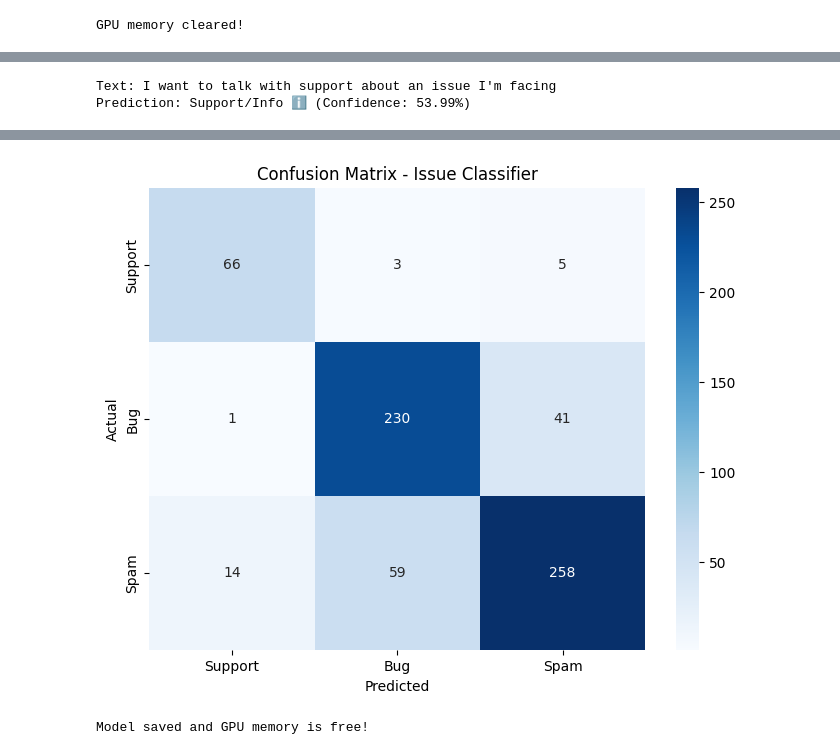
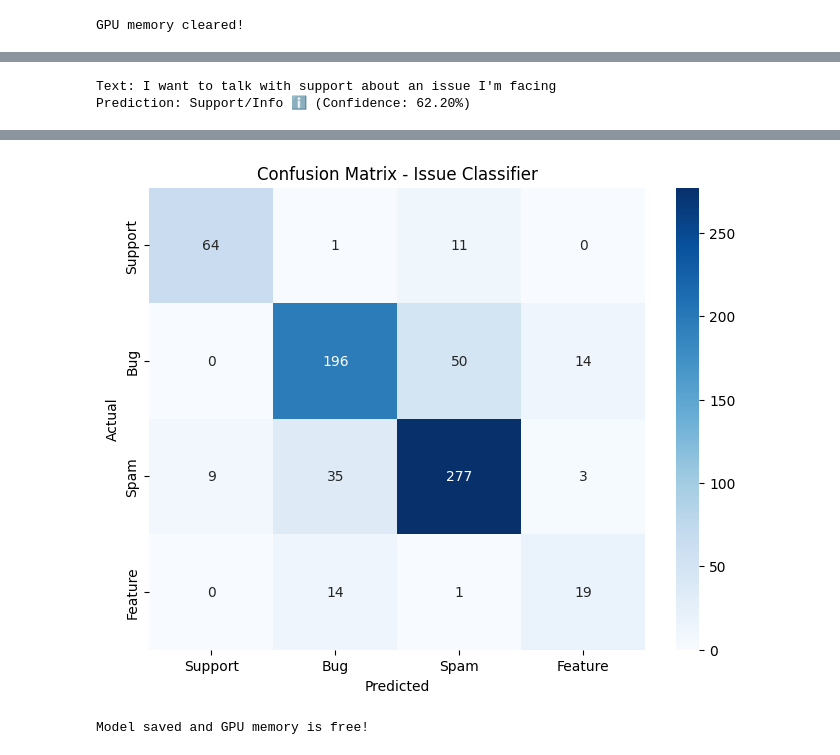
Before and after one commit to abdelwahab798/Customer-Support, a Jupyter notebook: expierment/p.ipynb, the cells around one changed output, grey strips where cells are left out. Cells and saved outputs as stored; diff of their text form; code cells hidden in the pictures.

```diff
--- a/expierment/p.ipynb
+++ b/expierment/p.ipynb
@@ -103,6 +91,8 @@ def label_mapping(label):
         return "Bug"
     elif label in ["info-needed","question","author-verification-requested"]:
         return "Support"
+    elif label in ["feature-request","enhancement","polish"]:
+        return "Feature"
     else:
         return None
 # %%
@@ -153,8 +144,10 @@ df
 df.duplicated().sum()
 # %% [output]
 3
+# %%
+df.drop_duplicates(inplace=True)
 # %%
-label_enc={"Spam":0,"Bug":1,"Support":2}
+label_enc={"Spam":0,"Bug":1,"Support":2,"Feature":3}
 df["label"]=df["label"].map(label_enc)
 # %%
 from transformers import AutoTokenizer
@@ -206,14 +199,14 @@ class CustomTrainer(Trainer):
         labels = inputs.get("labels")
         outputs = model(**inputs)
         logits = outputs.get("logits")
-        weights = torch.tensor([4.5, 1.2, 1], device=model.device)
+        weights = torch.tensor([4.5, 1.2, 1,6.5], device=model.device)
         loss_fct = nn.CrossEntropyLoss(weight=weights)
         loss = loss_fct(logits.view(-1, self.model.config.num_labels), labels.view(-1))
         return (loss, outputs) if return_outputs else loss
 
 tokenized_train.set_format("torch", columns=["input_ids","attention_mask","label"])
 tokenized_test.set_format("torch", columns=["input_ids","attention_mask","label"])
-model=AutoModelForSequenceClassification.from_pretrained(model,num_labels=3)
+model=AutoModelForSequenceClassification.from_pretrained(model,num_labels=4)
 # %% [output]
 DistilBertForSequenceClassification LOAD REPORT from: distilbert-base-uncased
 Key                     | Status     |
@@ -284,7 +277,7 @@ def predict_issue(text):
     pred_idx = probs.argmax().item()
 
     # 3. النتيجة
-    labels = ["Spam 📩", "Bug 🐞", "Support/Info ℹ️"]
+    labels = ["Spam 📩", "Bug 🐞", "Support/Info ℹ️",'Feature 🚀']
     return labels[pred_idx], probs[0][pred_idx].item()
 
 # --- جرب جمل من عندك هنا ---
@@ -295,7 +288,7 @@ print(f"Text: {test_text}")
 print(f"Prediction: {label} (Confidence: {confidence:.2%})")
 # %% [output]
 Text: I want to talk with support about an issue I'm facing
-Prediction: Support/Info ℹ️ (Confidence: 53.99%)
+Prediction: Support/Info ℹ️ (Confidence: 62.20%)
 # %%
 import matplotlib.pyplot as plt
 import seaborn as sns
@@ -309,7 +302,7 @@ y_true = predictions.label_ids
 
 # 2. رسم الـ Confusion Matrix
 cm = confusion_matrix(y_true, y_pred)
-labels = ['Support', 'Bug', 'Spam'] # اتأكد من الترتيب حسب الـ IDs عندك
+labels = ['Support', 'Bug', 'Spam',"Feature"] # اتأكد من الترتيب حسب الـ IDs عندك
 
 plt.figure(figsize=(8, 6))
 sns.heatmap(cm, annot=True, fmt='d', xticklabels=labels, yticklabels=labels, cmap='Blues')
@@ -322,4 +314,4 @@ plt.show()
-[figure, old version]
+[figure, new version]
 # %%
 # 1. حفظ الموديل والـ Tokenizer في فولدر نهائي
 model.save_pretrained("./final_issue_model")
```
Also changed, not shown: parts of 14 cells of this notebook, 3 other files.
